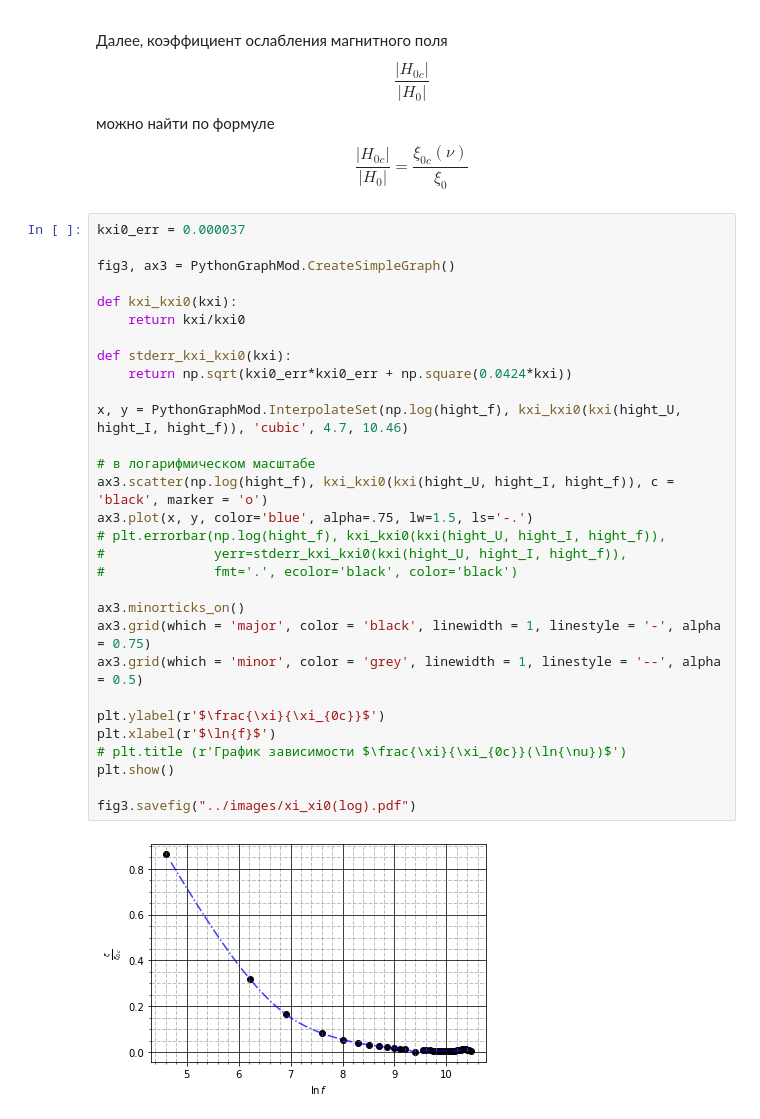
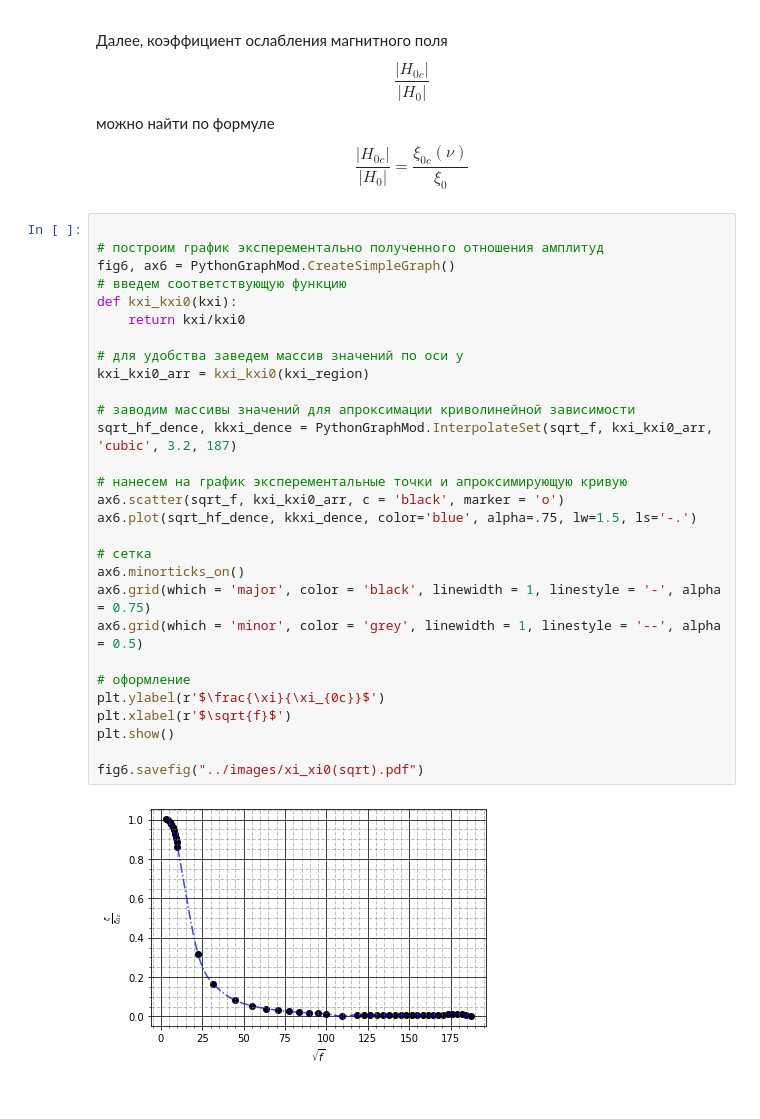
Before and after one commit to pavel-collab/MIPT_Labs, a Jupyter notebook: 3.7.1/python/graphics.ipynb, the cells around one changed output. Saved outputs shown, nothing was run; the diff lists cells and outputs as text.

```diff
--- a/3.7.1/python/graphics.ipynb
+++ b/3.7.1/python/graphics.ipynb
@@ -163,34 +144,33 @@ y0 = 2725.041151
 
 Далее, коэффициент ослабления магнитного поля $$\frac{|H_{0c}|}{|H_0|}$$ можно найти по формуле $$\frac{|H_{0c}|}{|H_0|} = \frac{\xi_{0c}(\nu)}{\xi_0}$$
 # %%
-kxi0_err = 0.000037
 
-fig3, ax3 = PythonGraphMod.CreateSimpleGraph()
-
+# построим график эксперементально полученного отношения амплитуд
+fig6, ax6 = PythonGraphMod.CreateSimpleGraph()
+# введем соответствующую функцию
 def kxi_kxi0(kxi):
     return kxi/kxi0
 
-def stderr_kxi_kxi0(kxi):
-    return np.sqrt(kxi0_err*kxi0_err + np.square(0.0424*kxi))
+# для удобства заведем массив значений по оси y
+kxi_kxi0_arr = kxi_kxi0(kxi_region)
 
-x, y = PythonGraphMod.InterpolateSet(np.log(hight_f), kxi_kxi0(kxi(hight_U, hight_I, hight_f)), 'cubic', 4.7, 10.46)
+# заводим массивы значений для апроксимации криволинейной зависимости
+sqrt_hf_dence, kkxi_dence = PythonGraphMod.InterpolateSet(sqrt_f, kxi_kxi0_arr, 'cubic', 3.2, 187)
 
-# в логарифмическом масштабе
-ax3.scatter(np.log(hight_f), kxi_kxi0(kxi(hight_U, hight_I, hight_f)), c = 'black', marker = 'o')
-ax3.plot(x, y, color='blue', alpha=.75, lw=1.5, ls='-.')
-# plt.errorbar(np.log(hight_f), kxi_kxi0(kxi(hight_U, hight_I, hight_f)),
-#              yerr=stderr_kxi_kxi0(kxi(hight_U, hight_I, hight_f)),
-#              fmt='.', ecolor='black', color='black')
+# нанесем на график эксперементальные точки и апроксимирующую кривую
+ax6.scatter(sqrt_f, kxi_kxi0_arr, c = 'black', marker = 'o')
+ax6.plot(sqrt_hf_dence, kkxi_dence, color='blue', alpha=.75, lw=1.5, ls='-.')
 
-ax3.minorticks_on()
-ax3.grid(which = 'major', color = 'black', linewidth = 1, linestyle = '-', alpha = 0.75)
-ax3.grid(which = 'minor', color = 'grey', linewidth = 1, linestyle = '--', alpha = 0.5)
+# сетка
+ax6.minorticks_on()
+ax6.grid(which = 'major', color = 'black', linewidth = 1, linestyle = '-', alpha = 0.75)
+ax6.grid(which = 'minor', color = 'grey', linewidth = 1, linestyle = '--', alpha = 0.5)
 
+# оформление
 plt.ylabel(r'$\frac{\xi}{\xi_{0c}}$')
-plt.xlabel(r'$\ln{f}$')
-# plt.title (r'График зависимости $\frac{\xi}{\xi_{0c}}(\ln{\nu})$')
+plt.xlabel(r'$\sqrt{f}$')
 plt.show()
 
-fig3.savefig("../images/xi_xi0(log).pdf")
+fig6.savefig("../images/xi_xi0(sqrt).pdf")
 # %% [output]
-[figure, old version]
+[figure, new version]
```
Also changed, not shown: parts of 16 cells of this notebook, 29 other files.
